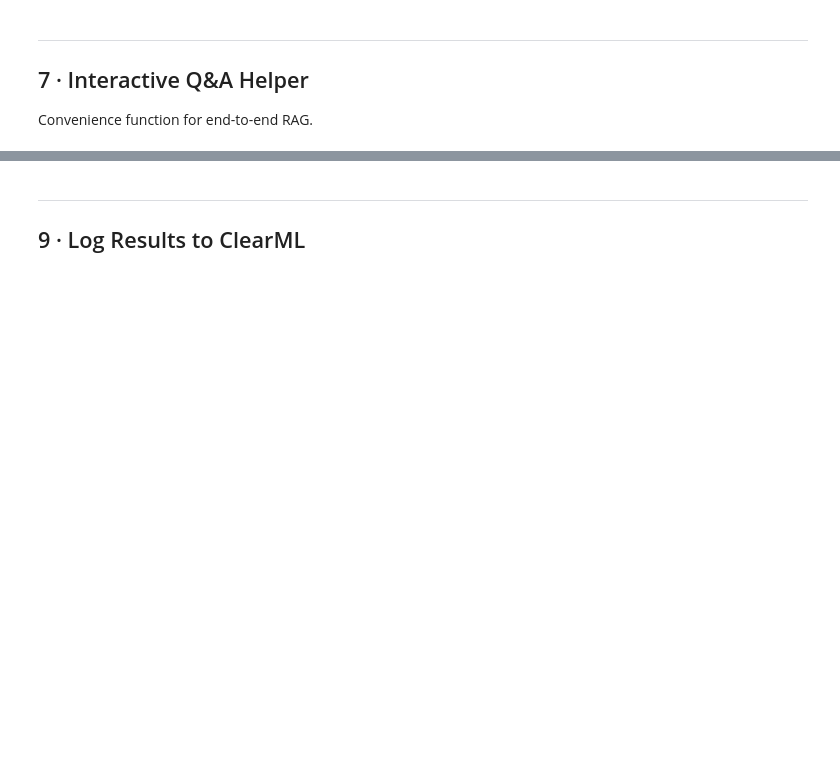
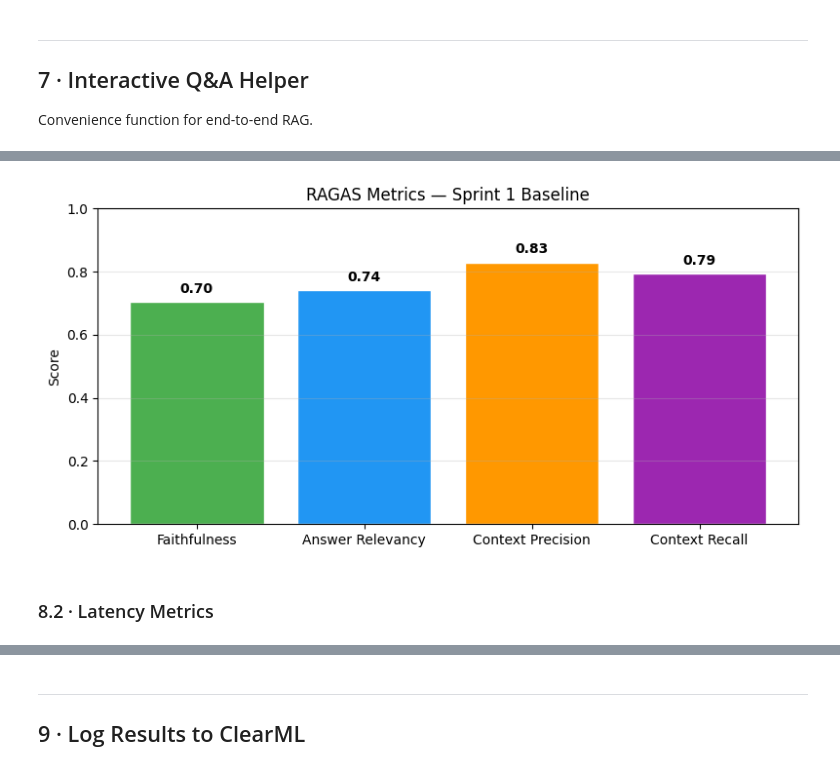
Before and after one commit to studiobuilders/ism-cyberrag, a Jupyter notebook: notebooks/sprint1_poc.ipynb, the cells around one changed output, grey strips where cells are left out. Cells and saved outputs as stored; diff of their text form; code cells hidden in the pictures; blank space fills up the shorter version.

Commit message:
feat: implement RAGAS evaluation, enhance LLM configuration flexibility, and improve ClearML experiment tracking.

```diff
--- a/notebooks/sprint1_poc.ipynb
+++ b/notebooks/sprint1_poc.ipynb
@@ -241,6 +340,6 @@ print(f'\nCompleted {len(eval_results)} evaluations.')
 # %%
-# ── Compute final RAGAS scores (e.g., context precision/recall, answer relevancy) using updated evaluation logic ──
+# ── Compute RAGAS scores and build per-question results DataFrame ──
 
 from src.evaluation import compute_ragas_scores
 
-ragas_result = compute_ragas_scores(eval_results)
+ragas_metrics, ragas_df = compute_ragas_scores(eval_results)
@@ -246,0 +384,25 @@ ragas_result = compute_ragas_scores(eval_results)
+# %%
+# ── Visualise RAGAS metric scores as a bar chart ──
+import matplotlib.pyplot as plt
+
+metric_names = ['faithfulness', 'answer_relevancy', 'context_precision', 'context_recall']
+scores = [ragas_metrics.get(m, 0) for m in metric_names]
+labels = [m.replace('_', ' ').title() for m in metric_names]
+
+fig, ax = plt.subplots(figsize=(8, 4))
+bars = ax.bar(labels, scores, color=['#4CAF50', '#2196F3', '#FF9800', '#9C27B0'], edgecolor='white')
+ax.set_ylabel('Score')
+ax.set_title('RAGAS Metrics — Sprint 1 Baseline')
+ax.set_ylim(0, 1.0)
+ax.grid(axis='y', alpha=0.3)
+
+for bar in bars:
+    ax.text(bar.get_x() + bar.get_width()/2., bar.get_height() + 0.02,
+            f'{bar.get_height():.2f}', ha='center', va='bottom', fontweight='bold')
+
+plt.tight_layout()
+plt.show()
+# %% [output]
+[figure, added]
+# %% [markdown]
+### 8.2 · Latency Metrics
```
Also changed, not shown: parts of 14 cells of this notebook, 6 other files.
